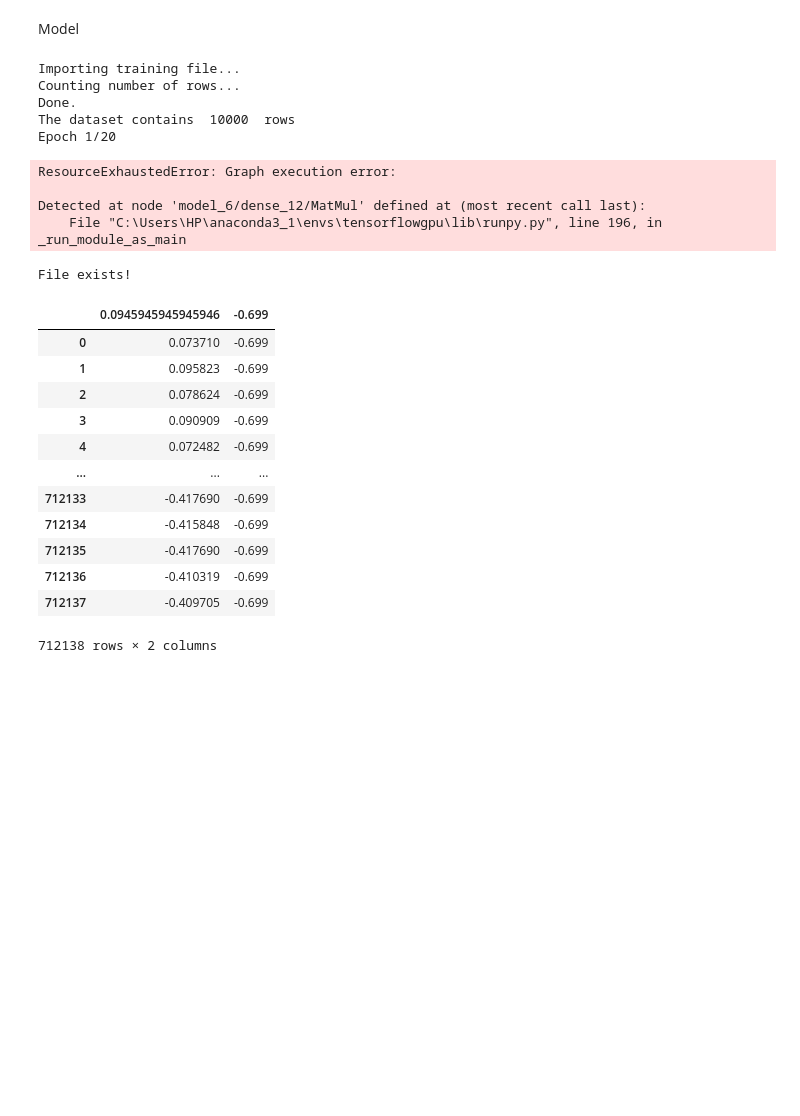
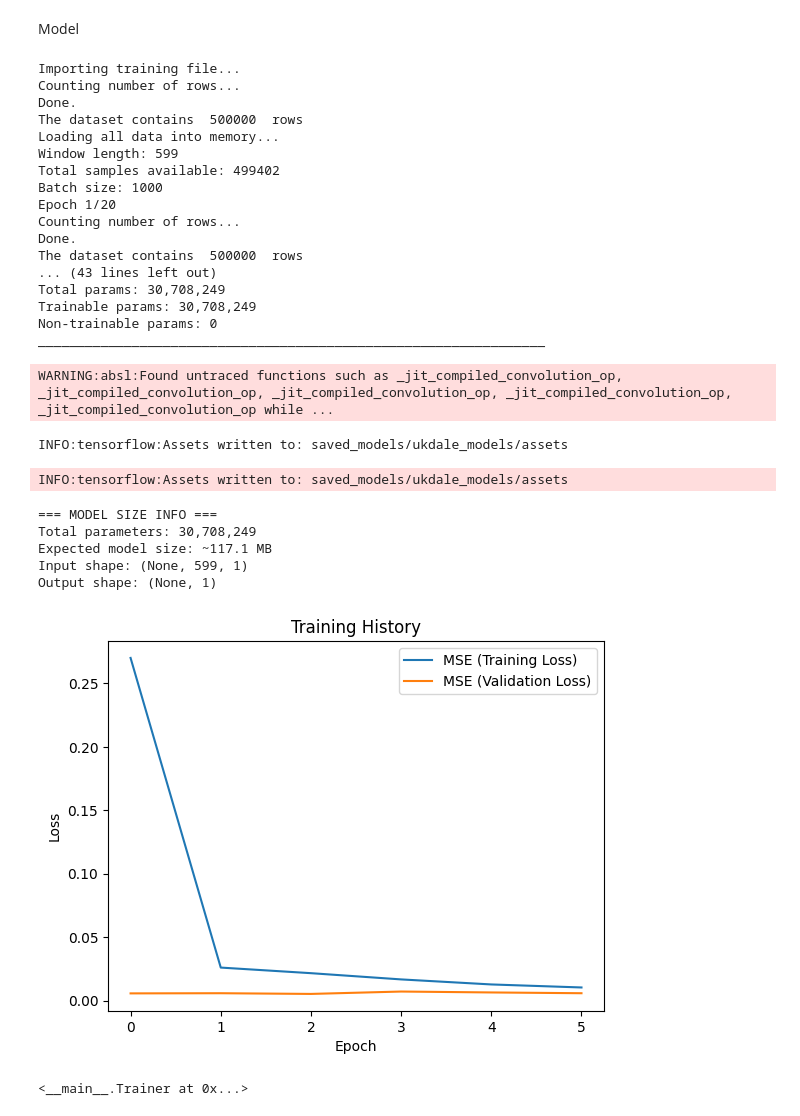
Before and after one commit to I-S-U-Load-Monitoring-Application/Deep-learning-model-for-disaggregation, a Jupyter notebook: UKDALE seq2point.ipynb, the cells around one changed output. Saved outputs shown, nothing was run; the diff lists cells and outputs as text; code cells hidden in the pictures; blank space fills up the shorter version.

Commit message:
Many parameters were changed. Architecture was changed. Conv2d changed to conv1d

```diff
--- a/UKDALE seq2point.ipynb
+++ b/UKDALE seq2point.ipynb
@@ -88,7 +88,7 @@ def load_dataframe(directory, building, channel, col_names=['time', 'data'], nro
 
 
 training_directory="refit/microwave/microwave_training_.csv"
-validation_directory="refit/microwave/microwave_validation_H5.csv"
+validation_directory="refit/microwave/microwave_validation_H17.csv"
 save_model_dir="saved_models/ukdale_models/"
 
 
@@ -101,7 +101,7 @@ class get_arguments:
         self.aggregate_std = 814
         self.save_path = SAVE_PATH
         self.batch_size = 1000
-        self.crop = 10000
+        self.crop = 500000
         self.prunning_algorithm = "threshold"
         self.network_type = "seq2point"
         self.epochs = 20
@@ -727,7 +812,7 @@ class Trainer():
         self.__max_chunk_size = 5 * 10 ** 2
         self.__validation_frequency = validation_frequency
         self.__ram_threshold=5*10**5
-        self.__skip_rows_train=10000000
+        self.__skip_rows_train=0
         self.__validation_steps=100
         self.__skip_rows_val = 0
 
@@ -791,6 +876,12 @@ class Trainer():
         save_model(model, self.__network_type, self.__algorithm,
                    self.__appliance, self.__save_model_dir)
 
+        print(f"\n=== MODEL SIZE INFO ===")
+        print(f"Total parameters: {model.count_params():,}")
+        print(f"Expected model size: ~{model.count_params() * 4 / (1024*1024):.1f} MB")
+        print(f"Input shape: {model.input_shape}")
+        print(f"Output shape: {model.output_shape}")
+
         self.plot_training_results(training_history)
 
     def default_train(self, model, callbacks, steps_per_training_epoch):
@@ -1052,44 +1143,51 @@ class Tester():
 # %%
 import argparse
 # Allows a model to be trained from the terminal.
 
 
 # Create Trainer instance
 trainer = Trainer(
     appliance= args.appliance_name,
     batch_size=args.batch_size,
     crop=args.crop,
     network_type=args.network_type,
     training_directory = training_directory,
     validation_directory = validation_directory,
     save_model_dir=save_model_dir,
     epochs=args.epochs,
     input_window_length=args.input_window_length,
     validation_frequency=args.validation_frequency
-    #patience=3,
-    #min_delta= 1e-6,
+    patience=3,
+    min_delta= 1e-6,
     #verbose=1
 )
 
 # Train the model
 trainer.train_model()
 # %% [output]
 Importing training file...
 Counting number of rows...
 Done.
-The dataset contains  10000  rows
+The dataset contains  500000  rows
+Loading all data into memory...
+Window length: 599
+Total samples available: 499402
+Batch size: 1000
 Epoch 1/20
+Counting number of rows...
+Done.
+The dataset contains  500000  rows
+... (43 lines left out)
+Total params: 30,708,249
+Trainable params: 30,708,249
+Non-trainable params: 0
+_________________________________________________________________
-ResourceExhaustedError: Graph execution error:
-
-Detected at node 'model_6/dense_12/MatMul' defined at (most recent call last):
-    File "C:\Users\HP\anaconda3_1\envs\tensorflowgpu\lib\runpy.py", line 196, in _run_module_as_main
+WARNING:absl:Found untraced functions such as _jit_compiled_convolution_op, _jit_compiled_convolution_op, _jit_compiled_convolution_op, _jit_compiled_convolution_op, _jit_compiled_convolution_op while ...
+INFO:tensorflow:Assets written to: saved_models/ukdale_models/assets
+INFO:tensorflow:Assets written to: saved_models/ukdale_models/assets
+=== MODEL SIZE INFO ===
+Total parameters: 30,708,249
+Expected model size: ~117.1 MB
+Input shape: (None, 599, 1)
+Output shape: (None, 1)
+[figure, added]
-# %%
-import os
-
-file_path = "ukdale_seq2point/kettle/kettle_training_.csv"
-if os.path.exists(file_path):
-    print("File exists!")
-else:
-    print("File does not exist!")
-# %% [output]
-File exists!
@@ -1100,16 +1194,4 @@ df = pd.read_csv(training_directory)
-# %%
-df
-# %% [output]
-|  | 0.0945945945945946 | -0.699 |
-| 0 | 0.073710 | -0.699 |
-| 1 | 0.095823 | -0.699 |
-| 2 | 0.078624 | -0.699 |
-| 3 | 0.090909 | -0.699 |
-| 4 | 0.072482 | -0.699 |
-| ... | ... | ... |
-| 712133 | -0.417690 | -0.699 |
-| 712134 | -0.415848 | -0.699 |
-| 712135 | -0.417690 | -0.699 |
-| 712136 | -0.410319 | -0.699 |
-| 712137 | -0.409705 | -0.699 |
-712138 rows × 2 columns
+# %%
+trainer
+# %% [output]
+<__main__.Trainer at 0x...>
```
Also changed, not shown: parts of 4 cells of this notebook.
